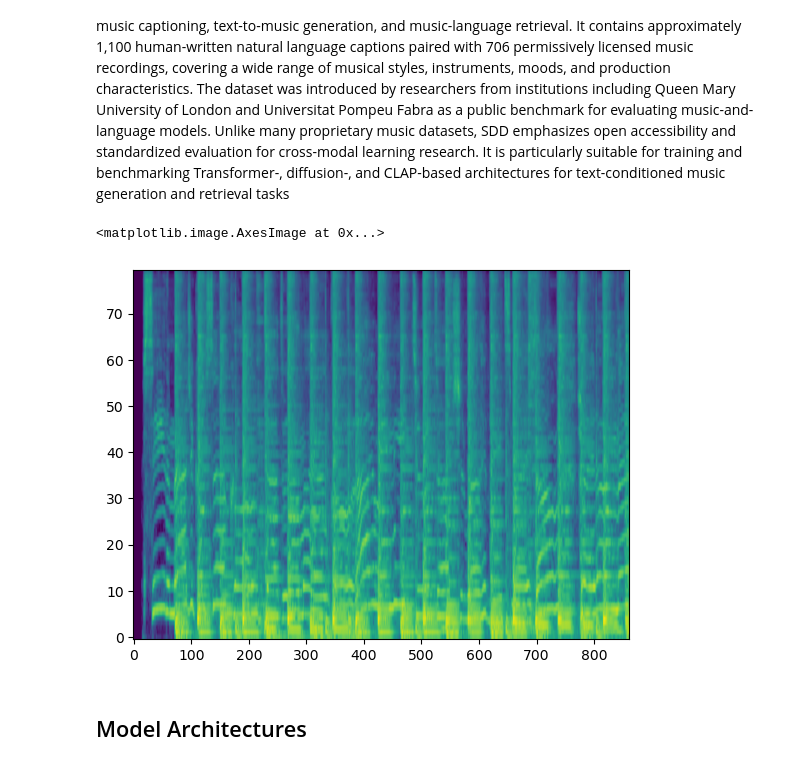
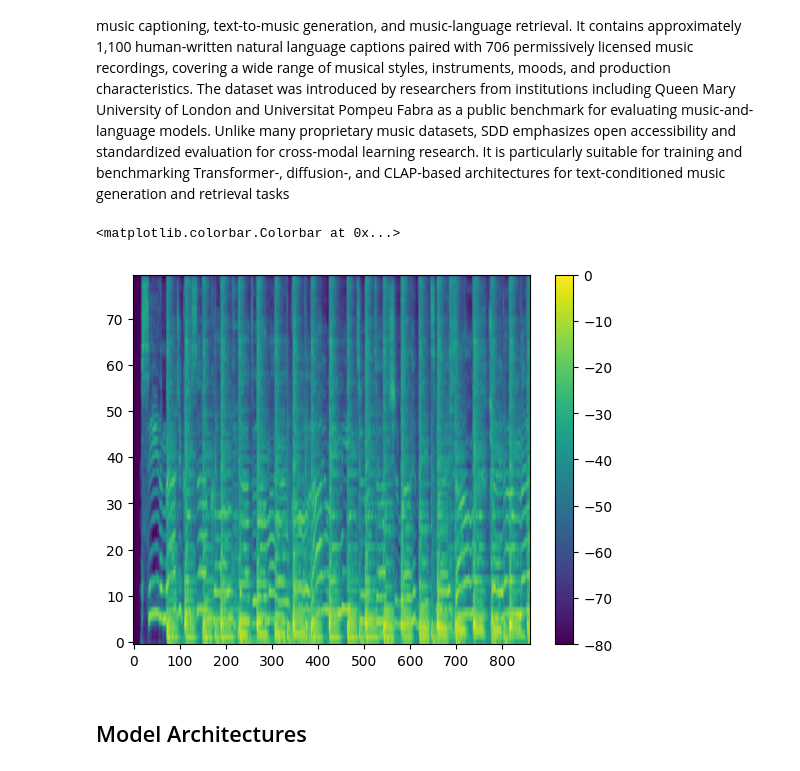
Before and after one commit to wangly7/Music-Diffusion-Transformer, a Jupyter notebook: ML-for-music.ipynb, the cells around one changed output. Drawn from its saved outputs; the diff is of its cells as text; code cells hidden in the pictures.

```diff
--- a/ML-for-music.ipynb
+++ b/ML-for-music.ipynb
@@ -57,6 +57,8 @@ class AudioDataset(Dataset):
             power=2.0
         )
         mel_db = librosa.power_to_db(mel, ref=np.max)
+        mel_db = np.clip(mel_db, -80, 0)
+        mel_db = (mel_db + 80) / 80
         return torch.tensor(mel_db, dtype=torch.float32).unsqueeze(0)
 
     def __getitem__(self, idx):
@@ -70,13 +72,14 @@ class AudioDataset(Dataset):
 # %%
 import matplotlib.pyplot as plt
 
 audio_dataset = AudioDataset()
 
-mel_np = audio_dataset[3][0].squeeze(0).detach().cpu().numpy()
+mel_np = audio_dataset[3][0].squeeze(0).detach().cpu().numpy() * 80 - 80
 plt.imshow(mel_np, origin="lower", aspect="auto")
+plt.colorbar()
 # %% [output]
-<matplotlib.image.AxesImage at 0x...>
+<matplotlib.colorbar.Colorbar at 0x...>
-[figure, old version]
+[figure, new version]
 # %% [markdown]
 ## Model Architectures
 # %% [markdown]
```
Also changed, not shown: parts of 20 cells of this notebook, 1 other file.
